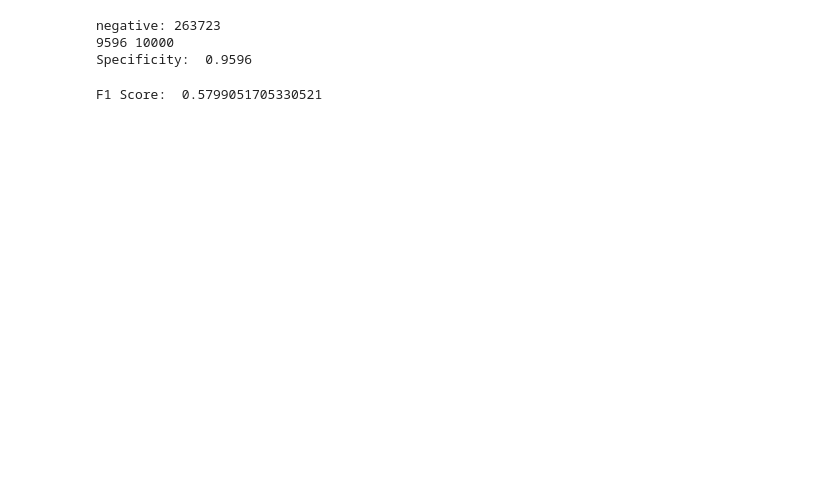
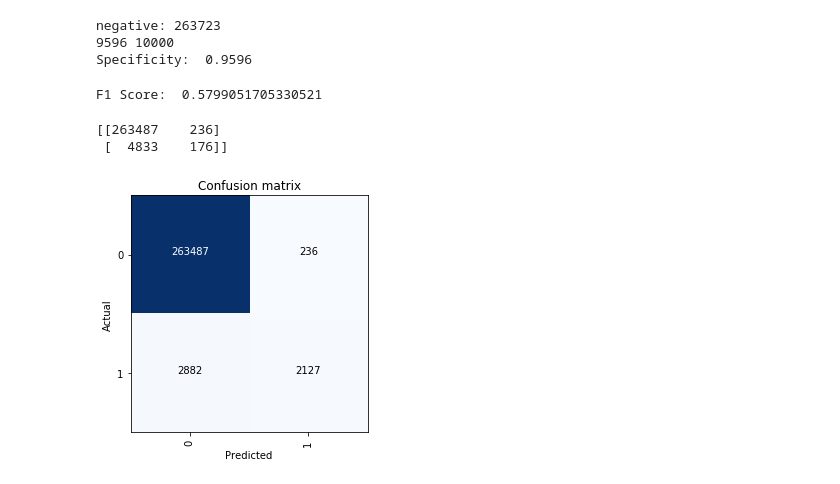
Before and after one commit to gmaggiotti/fastai, a Jupyter notebook: notebooks/ER_estimator_v1.ipynb, the cells around one changed output. Cells and saved outputs as stored; diff of their text form; code cells hidden in the pictures; blank space fills up the shorter version.

Commit message:
fixing TP/P with the confusion matrix

```diff
--- a/notebooks/ER_estimator_v1.ipynb
+++ b/notebooks/ER_estimator_v1.ipynb
@@ -217,7 +185,7 @@ pos_cant = len(test_pos)
 print("positives:",pos_cant)
 
 res = []
-for i in range(0,4000):
+for i in range(0,pos_cant):
     pred = learn.predict(test_pos.iloc[i])
     cat = pred[1].numpy()
     val = pred[2].numpy()[1]
@@ -261,3 +229,35 @@ f1 = 2*sensitivity*specificity/ (specificity+sensitivity)
 print("F1 Score: ",f1)
 # %% [output]
 F1 Score:  0.5799051705330521
+# %%
+def plot_confusion_matrix(self, normalize:bool=False, title:str='Confusion matrix', cmap:Any="Blues", slice_size:int=1, norm_dec:int=2, **kwargs)->None:
+  "Plot the confusion matrix, with `title` and using `cmap`."
+  # This function is mainly copied from the sklearn docs
+  cm = self.confusion_matrix(slice_size=slice_size)
+  cm[1][1] = len(pos)
+  cm[1][0] = len(arr) - len(pos)
+  plt.figure(**kwargs)
+  plt.imshow(cm, interpolation='nearest', cmap=cmap)
+  plt.title(title)
+  tick_marks = np.arange(self.data.c)
+  plt.xticks(tick_marks, self.data.y.classes, rotation=90)
+  plt.yticks(tick_marks, self.data.y.classes, rotation=0)
+
+  if normalize: cm = cm.astype('float') / cm.sum(axis=1)[:, np.newaxis]
+  thresh = cm.max() / 4.
+  for i, j in itertools.product(range(cm.shape[0]), range(cm.shape[1])):
+      coeff = f'{cm[i, j]:.{norm_dec}f}' if normalize else f'{cm[i, j]}'
+      plt.text(j, i, coeff, horizontalalignment="center", color="white" if cm[i, j] > thresh else "black")
+
+  plt.tight_layout()
+  plt.ylabel('Actual')
+  plt.xlabel('Predicted')
+
+print(len(pos))
+interp = ClassificationInterpretation.from_learner(learn)
+print(interp.confusion_matrix())
+plot_confusion_matrix(interp)
+# %% [output]
+[[263487    236]
+ [  4833    176]]
+[figure, added]
```
Also changed, not shown: parts of 3 cells of this notebook.
